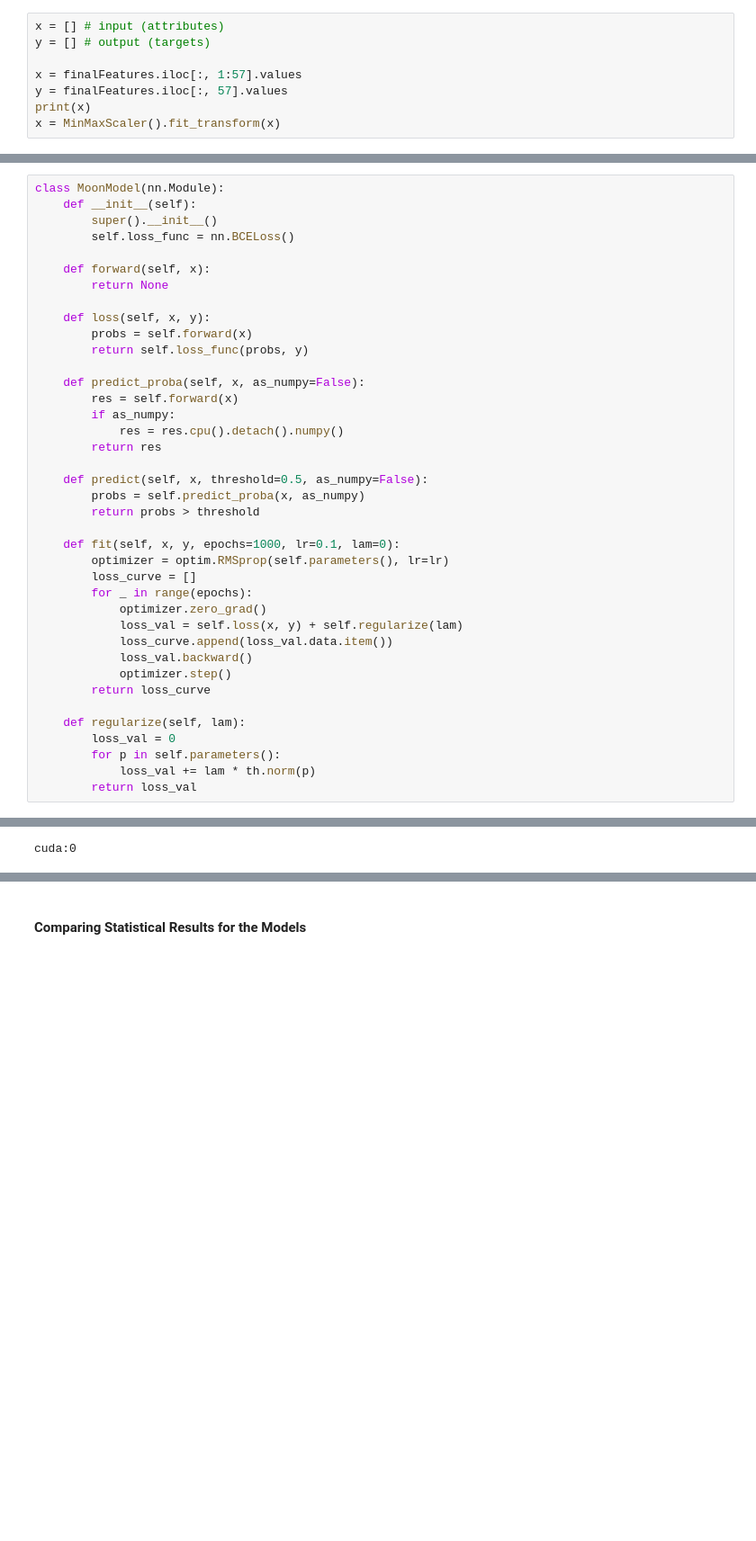
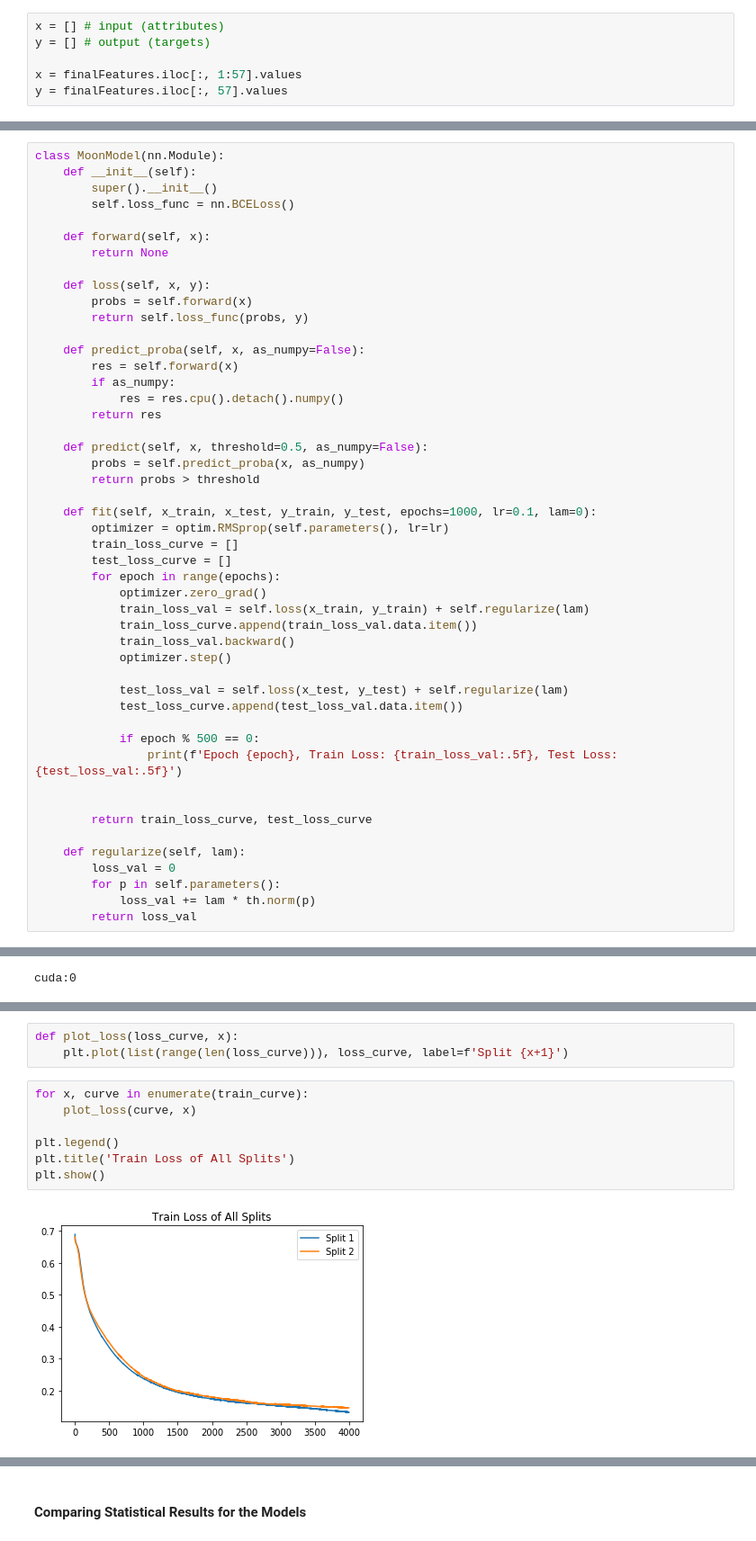
Before and after one commit to StallionsProject/SepsisPrediction, a Jupyter notebook: Jupyter Notebooks/FFNN2-PyTorch.ipynb, the cells around one changed output, grey strips where cells are left out. Shown at 90% size. Saved outputs shown, nothing was run; the diff lists cells and outputs as text; blank space fills up the shorter version.

```diff
--- a/Jupyter Notebooks/FFNN2-PyTorch.ipynb
+++ b/Jupyter Notebooks/FFNN2-PyTorch.ipynb
@@ -43,5 +43,3 @@ y = [] # output (targets)
 
 x = finalFeatures.iloc[:, 1:57].values
 y = finalFeatures.iloc[:, 57].values
-print(x)
-x = MinMaxScaler().fit_transform(x)
@@ -78,16 +68,25 @@ class MoonModel(nn.Module):
         probs = self.predict_proba(x, as_numpy)
         return probs > threshold
 
-    def fit(self, x, y, epochs=1000, lr=0.1, lam=0):
+    def fit(self, x_train, x_test, y_train, y_test, epochs=1000, lr=0.1, lam=0):
         optimizer = optim.RMSprop(self.parameters(), lr=lr)
-        loss_curve = []
-        for _ in range(epochs):
+        train_loss_curve = []
+        test_loss_curve = []
+        for epoch in range(epochs):
             optimizer.zero_grad()
-            loss_val = self.loss(x, y) + self.regularize(lam)
-            loss_curve.append(loss_val.data.item())
-            loss_val.backward()
+            train_loss_val = self.loss(x_train, y_train) + self.regularize(lam)
+            train_loss_curve.append(train_loss_val.data.item())
+            train_loss_val.backward()
             optimizer.step()
-        return loss_curve
+
+            test_loss_val = self.loss(x_test, y_test) + self.regularize(lam)
+            test_loss_curve.append(test_loss_val.data.item())
+
+            if epoch % 500 == 0:
+                print(f'Epoch {epoch}, Train Loss: {train_loss_val:.5f}, Test Loss: {test_loss_val:.5f}')
+
+
+        return train_loss_curve, test_loss_curve
 
     def regularize(self, lam):
         loss_val = 0
@@ -161,0 +236,12 @@ for train_index, test_index in kf.split(x):
+# %%
+def plot_loss(loss_curve, x):
+    plt.plot(list(range(len(loss_curve))), loss_curve, label=f'Split {x+1}')
+# %%
+for x, curve in enumerate(train_curve):
+    plot_loss(curve, x)
+
+plt.legend()
+plt.title('Train Loss of All Splits')
+plt.show()
+# %% [output]
+[figure, added]
```
Also changed, not shown: parts of 10 cells of this notebook, 1 other file.
